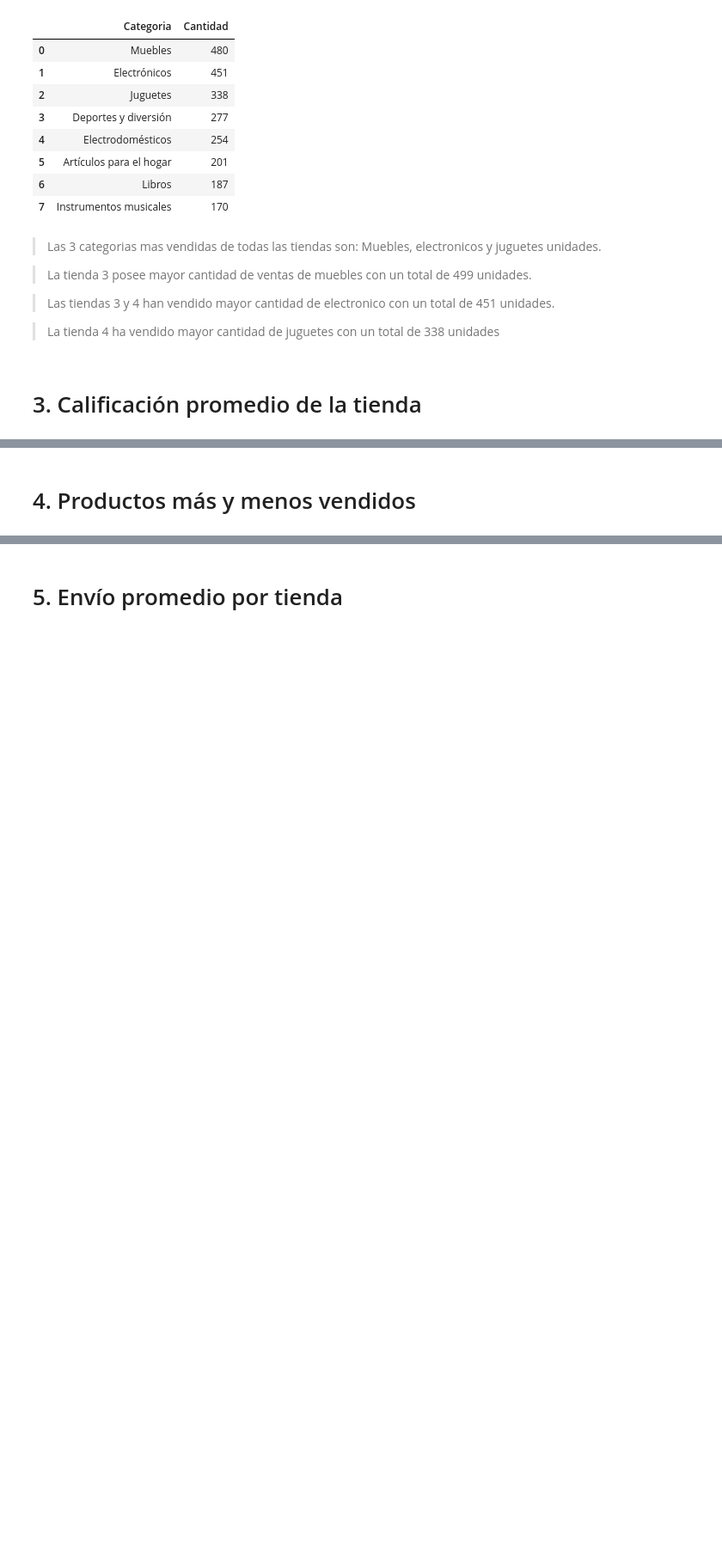
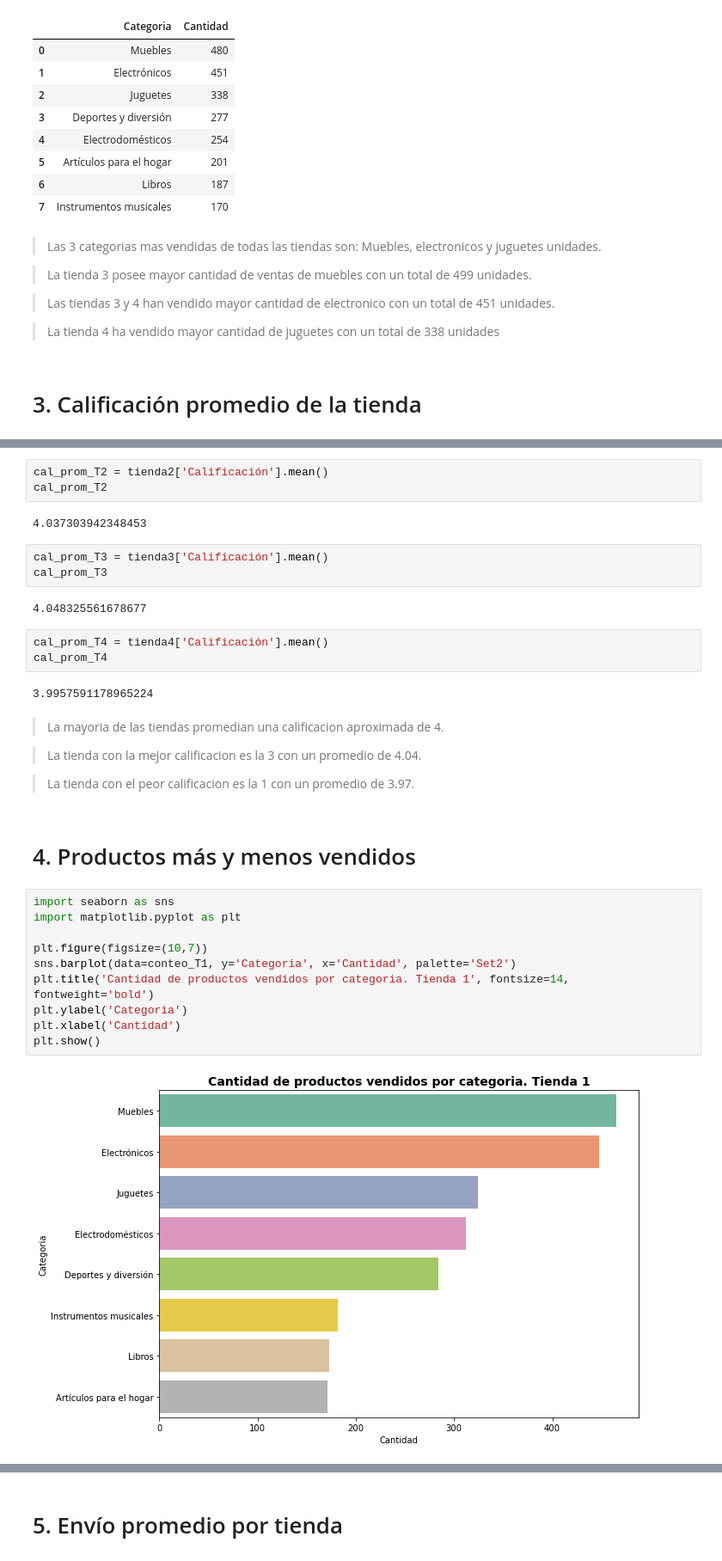
Before and after one commit to jbernalg/challenge-store, a Jupyter notebook: AluraStoreLatam.ipynb, the cells around one changed output, grey strips where cells are left out. Shown at 86% size. Drawn from its saved outputs; the diff is of its cells as text; blank space fills up the shorter version.

Commit message:
Productos mas y menos vendidos

```diff
--- a/AluraStoreLatam.ipynb
+++ b/AluraStoreLatam.ipynb
@@ -146,2 +158,35 @@ conteo_T4
+# %%
+cal_prom_T2 = tienda2['Calificación'].mean()
+cal_prom_T2
+# %% [output]
+4.037303942348453
+# %%
+cal_prom_T3 = tienda3['Calificación'].mean()
+cal_prom_T3
+# %% [output]
+4.048325561678677
+# %%
+cal_prom_T4 = tienda4['Calificación'].mean()
+cal_prom_T4
+# %% [output]
+3.9957591178965224
+# %% [markdown]
+> La mayoria de las tiendas promedian una calificacion aproximada de 4.
+
+> La tienda con la mejor calificacion es la 3 con un promedio de 4.04.
+
+> La tienda con el peor calificacion es la 1 con un promedio de 3.97.
 # %% [markdown]
 # 4. Productos más y menos vendidos
+# %%
+import seaborn as sns
+import matplotlib.pyplot as plt
+
+plt.figure(figsize=(10,7))
+sns.barplot(data=conteo_T1, y='Categoria', x='Cantidad', palette='Set2')
+plt.title('Cantidad de productos vendidos por categoria. Tienda 1', fontsize=14, fontweight='bold')
+plt.ylabel('Categoria')
+plt.xlabel('Cantidad')
+plt.show()
+# %% [output]
+[figure, added]
```
Also changed, not shown: parts of 7 cells of this notebook.
